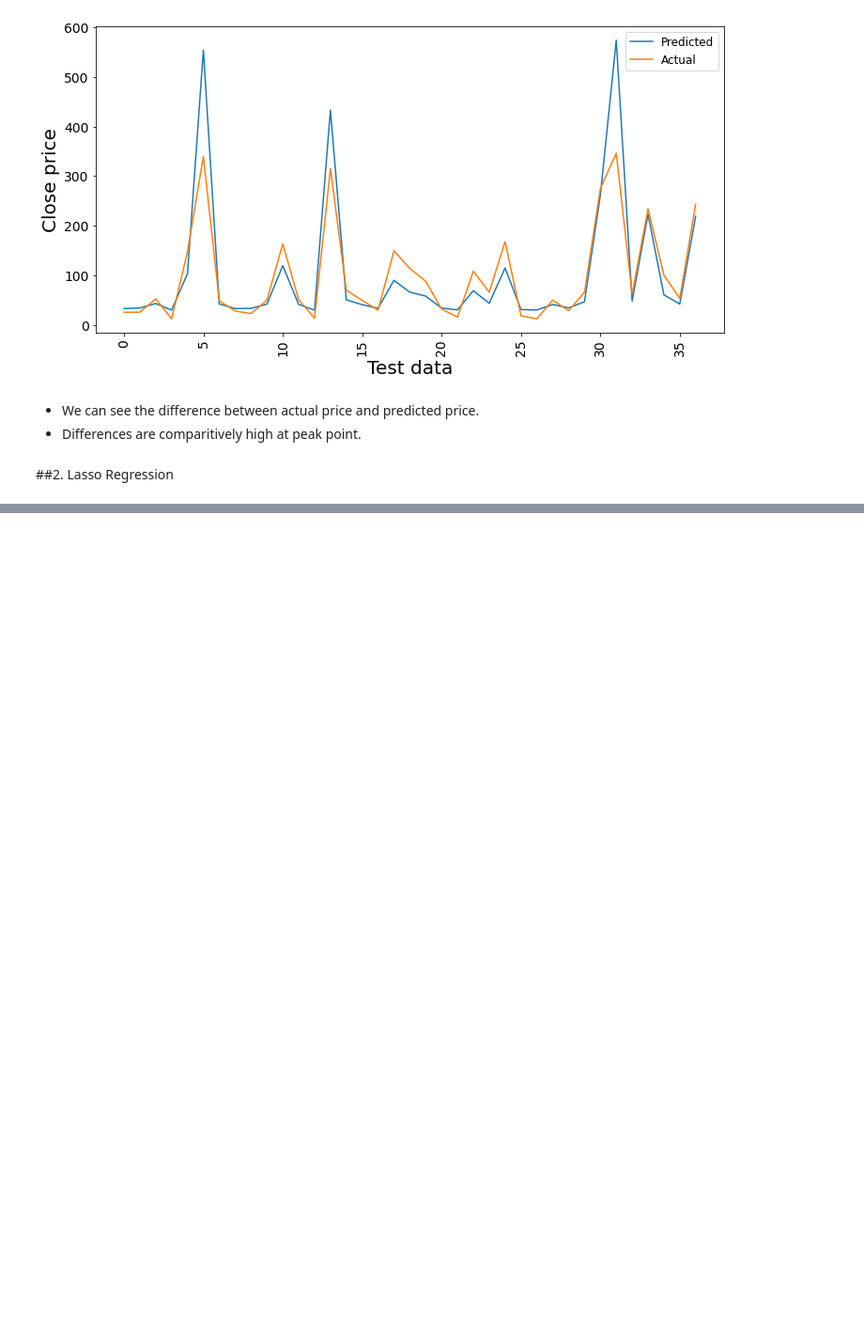
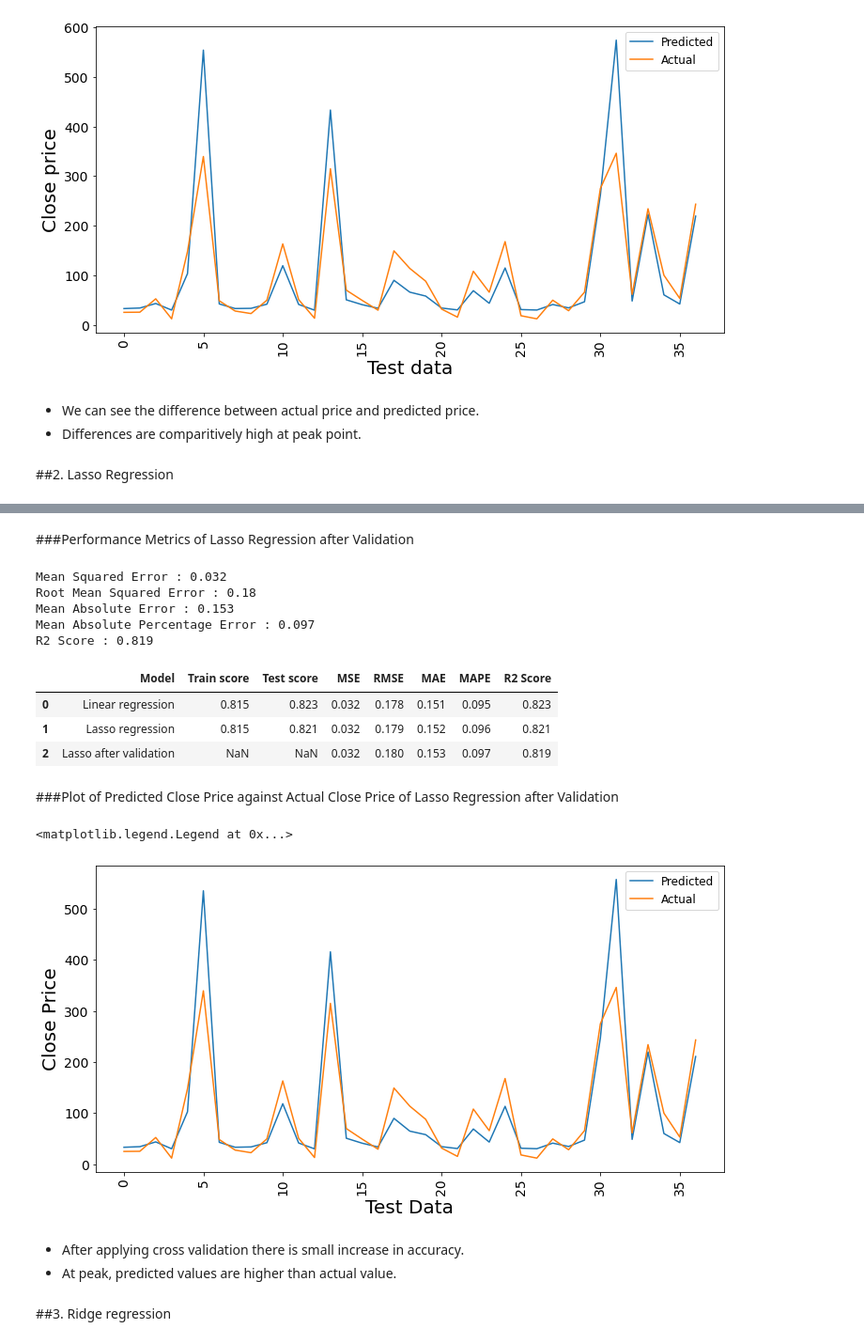
Before and after one commit to Ashfaquesayyed/Yes-bank-stock-closing-price-prediction, a Jupyter notebook: Yes_bank_stock_closing_price_new.ipynb, the cells around one changed output, grey strips where cells are left out. Shown at 94% size. Cells and saved outputs as stored; diff of their text form; code cells hidden in the pictures; blank space fills up the shorter version.

```diff
--- a/Yes_bank_stock_closing_price_new.ipynb
+++ b/Yes_bank_stock_closing_price_new.ipynb
@@ -647,0 +760,6 @@ plt.legend(['Predicted','Actual'], fontsize = 12)
+# %%
+# Hyper parameter of Tuning For Lasso Regression
+lasso_cross=Lasso()
+parameters ={'alpha': [1e-15, 1e-13,1e-10,1e-8,1e-5,1e-4,1e-3,1e-2,1e-1,1,5,10,20,30,40,45,50,55,60,100]}
+lasso_regressor = GridSearchCV(lasso_cross, parameters,scoring = 'neg_mean_squared_error', cv = 3, return_train_score=True)
+lasso_regressor.fit(x_train, y_train)
@@ -647,0 +779,4 @@ plt.legend(['Predicted','Actual'], fontsize = 12)
+# %%
+#predicted close price of test data.
+y_pred_lasso1 = lasso_regressor.predict(x_test)
+y_pred_lasso1
@@ -647,0 +804,66 @@ plt.legend(['Predicted','Actual'], fontsize = 12)
+# %% [markdown]
+###Performance Metrics of Lasso Regression after Validation
+# %%
+#Performance metrics of lasso regression after validation
+
+MSE_lasso1 = round(mean_squared_error(y_test, y_pred_lasso1), 3)
+RMSE_lasso1 = round(math.sqrt(mean_squared_error(y_test, y_pred_lasso1)),3)
+MAE_lasso1 = round(mean_absolute_error(y_test, y_pred_lasso1),3)
+MAPE_lasso1 = round(mean_absolute_percentage_error(y_test, y_pred_lasso1),3)
+R2_lasso1 = round(r2_score(y_test, y_pred_lasso1), 3)
+print("Mean Squared Error :", MSE_lasso1)
+print("Root Mean Squared Error :", RMSE_lasso1)
+print("Mean Absolute Error :", MAE_lasso1)
+print("Mean Absolute Percentage Error :", MAPE_lasso1)
+print("R2 Score :", R2_lasso1)
+# %% [output]
+Mean Squared Error : 0.032
+Root Mean Squared Error : 0.18
+Mean Absolute Error : 0.153
+Mean Absolute Percentage Error : 0.097
+R2 Score : 0.819
+# %%
+perform.loc[i,'Model']= 'Lasso after validation'
+
+perform.loc[i,"MSE"]=round(MSE_lasso1,3)
+perform.loc[i,"RMSE"]=round(RMSE_lasso1,3)
+perform.loc[i,"MAE"]=round(MAE_lasso1,3)
+perform.loc[i,"MAPE"]=round(MAPE_lasso1,3)
+perform.loc[i,"R2 Score"]= round(R2_lasso1,3)
+
+i= i+1
+perform
+# %% [output]
+|  | Model | Train score | Test score | MSE | RMSE | MAE | MAPE | R2 Score |
+| 0 | Linear regression | 0.815 | 0.823 | 0.032 | 0.178 | 0.151 | 0.095 | 0.823 |
+| 1 | Lasso regression | 0.815 | 0.821 | 0.032 | 0.179 | 0.152 | 0.096 | 0.821 |
+| 2 | Lasso after validation | NaN | NaN | 0.032 | 0.180 | 0.153 | 0.097 | 0.819 |
+# %% [markdown]
+###Plot of Predicted Close Price against Actual Close Price of Lasso Regression after Validation
+# %%
+#figure size
+plt.figure(figsize=(12,6))
+
+#plot
+sns.lineplot(data=10**y_pred_lasso1)
+sns.lineplot(data=10**(np.array (y_test)))
+
+
+#labelling
+plt.xlabel('Test Data', fontsize= 20)
+plt.ylabel('Close Price', fontsize= 20)
+
+#font size
+plt.xticks(rotation=90,fontsize=14)
+plt.yticks(fontsize=14)
+
+#legends
+plt.legend(['Predicted','Actual'], fontsize = 12)
+# %% [output]
+<matplotlib.legend.Legend at 0x...>
+[figure, added]
+# %% [markdown]
+* After applying cross validation there is small increase in accuracy.
+* At peak, predicted values are higher than actual value.
+# %% [markdown]
+##3. Ridge regression
```
Also changed, not shown: parts of 43 cells of this notebook.
